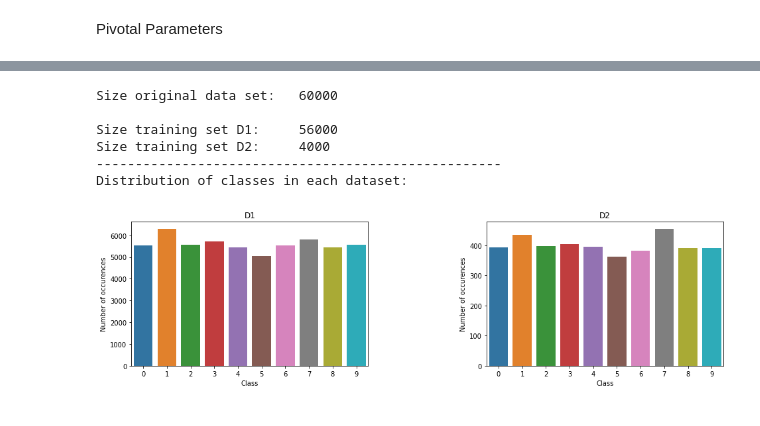
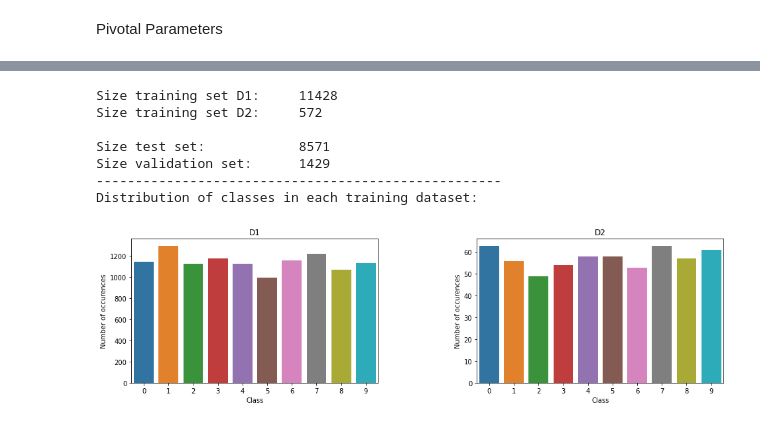
Before and after one commit to markusmkim/DL-Autoencoder, a Jupyter notebook: main.ipynb, the cells around one changed output, grey strips where cells are left out. Saved outputs shown, nothing was run; the diff lists cells and outputs as text; code cells hidden in the pictures.

```diff
--- a/main.ipynb
+++ b/main.ipynb
@@ -41,0 +36,31 @@ x_test = normalize(x_test)
+# %%
+if dataset == "handsign":
+    train_data = pd.read_csv(handsign[0])
+    test_data = pd.read_csv(handsign[1])
+    x_train = train_data.drop("label", axis=1).to_numpy().reshape((len(train_data), 28, 28))
+    y_train = train_data[["label"]].to_numpy()
+    x_test = test_data.drop("label", axis=1).to_numpy().reshape((len(test_data), 28, 28))
+    y_test = test_data[["label"]].to_numpy()
+else:
+    (x_train, y_train), (x_test, y_test) = dataset.load_data()
+# %%
+from utils.normalize import normalize
+
+image_shape = x_train.shape[1:3]
+
+x_train = x_train[:len(x_train) // 5]
+y_train = y_train[:len(y_train) // 5]
+# x_test = x_test[:len(x_test) // 8]
+# y_test = y_test[:len(y_test) // 8]
+
+if len(x_train.shape) == 4:
+    # if RGB images, convert to grayscale according to the luminosity formula
+    x_train = np.average(x_train, axis=-1, weights=[0.21, 0.72, 0.07]).reshape(x_train.shape[:-1])
+    x_test = np.average(x_test, axis=-1, weights=[0.21, 0.72, 0.07]).reshape(x_test.shape[:-1])
+
+
+x_train = normalize(x_train)
+x_test = normalize(x_test)
+
+print("Shape of training data:    ", x_train.shape)
+print("Shape of training targets: ", y_train.shape)
@@ -47,26 +75,29 @@ show_image_chunk(x_train[:16])
 # %%
 # divide data into D1 and D2. Test data will still be the same
 from utils.data import split_data_sets
 from utils.visualize import plot_distributions
 
-print("Size original data set:  ", len(x_train), "\n")
-
 fraq_D1 = ratio_D1_D2 / (ratio_D1_D2 + 1)
 (x_train_d1, y_train_d1), (x_train_d2, y_train_d2) = split_data_sets(fraq_D1, x_train, y_train)
+fraq_test_val = ratio_test_val  / (ratio_test_val + 1)
+(x_test, y_test), (x_val, y_val) = split_data_sets(fraq_test_val, x_test, y_test)
 
 print("Size training set D1:    ", len(x_train_d1))
-print("Size training set D2:    ", len(x_train_d2))
+print("Size training set D2:    ", len(x_train_d2), "\n")
+print("Size test set:           ", len(x_test))
+print("Size validation set:     ", len(x_val))
 print("-"*52)
-print("Distribution of classes in each dataset:\n")
+print("Distribution of classes in each training dataset:\n")
 plot_distributions([y_train_d1, y_train_d2], ["D1", "D2"])
 # %% [output]
-Size original data set:   60000
+Size training set D1:     11428
+Size training set D2:     572
 
-Size training set D1:     56000
-Size training set D2:     4000
+Size test set:            8571
+Size validation set:      1429
 ----------------------------------------------------
-Distribution of classes in each dataset:
+Distribution of classes in each training dataset:
-[figure, old version]
+[figure, new version]
 # %%
 # one hot encoding of categories
 from tensorflow.keras.utils import to_categorical
```
Also changed, not shown: parts of 21 cells of this notebook, 7 other files.
